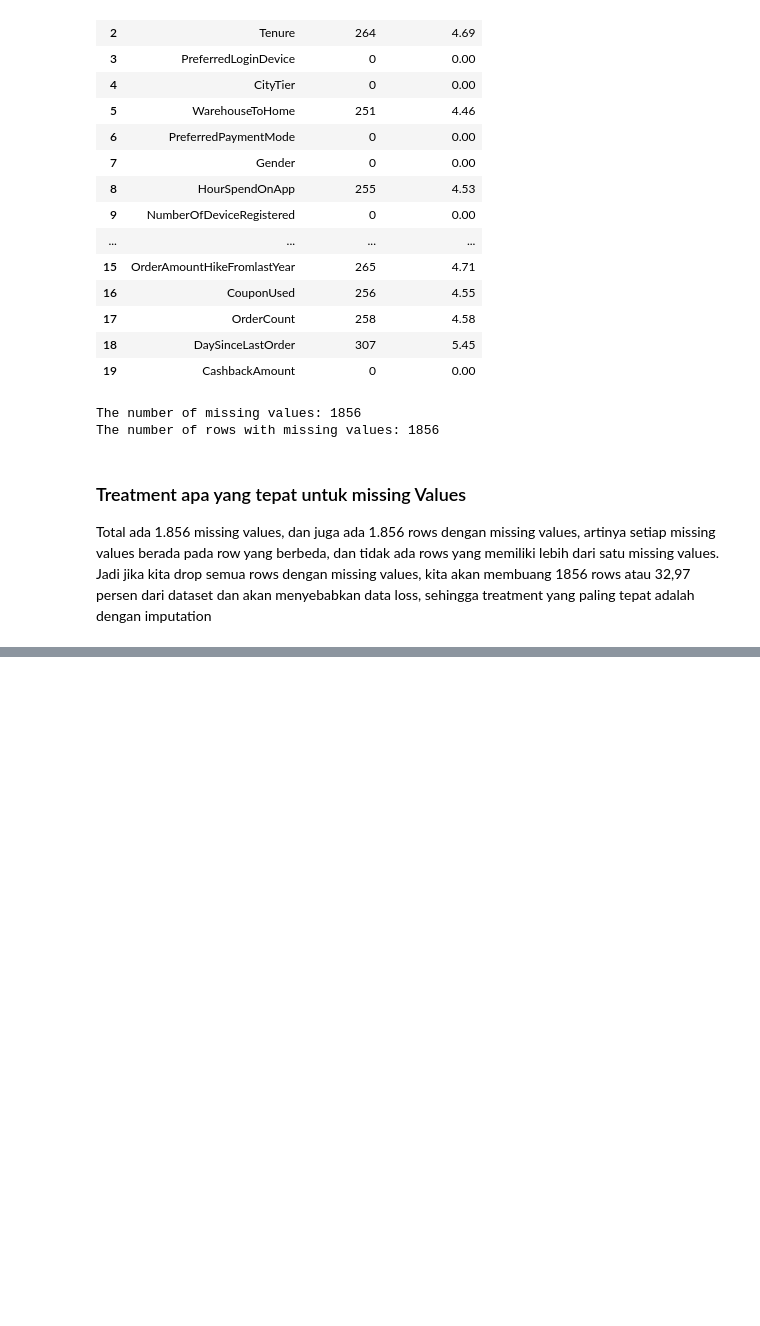
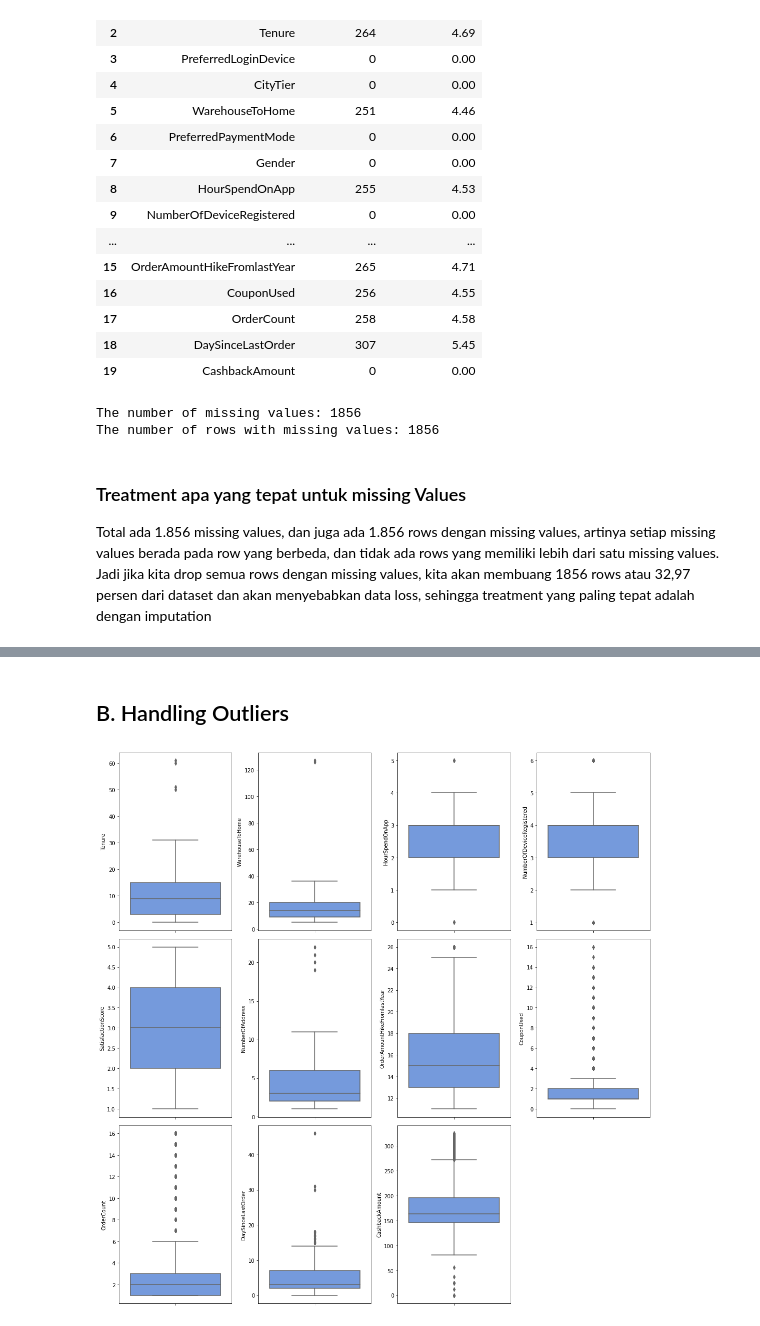
Before and after one commit to garrylgiancarlo/FinalProject_RakaminDS, a Jupyter notebook: Stage2_Preprocessing_259.ipynb, the cells around one changed output, grey strips where cells are left out. Cells and saved outputs as stored; diff of their text form; code cells hidden in the pictures; blank space fills up the shorter version.

```diff
--- a/Stage2_Preprocessing_259.ipynb
+++ b/Stage2_Preprocessing_259.ipynb
@@ -29,4 +63 @@ nums = ['Tenure','WarehouseToHome','HourSpendOnApp','NumberOfDeviceRegistered','
-# %%
-df['Churn'] = df['Churn'].astype(str)
-df['CityTier'] = df['CityTier'].astype(str)
 # %%
@@ -78,6 +108,8 @@ Name: MaritalStatus, dtype: int64
+# %%
+df2 = df1.copy()
 # %%
-df.loc[df['PreferredLoginDevice'] == 'Phone', 'PreferredLoginDevice' ] = 'Mobile Phone'
-df.loc[df['PreferredPaymentMode'] == 'COD', 'PreferredPaymentMode' ] = 'Cash on Delivery'
-df.loc[df['PreferredPaymentMode'] == 'CC', 'PreferredPaymentMode' ] = 'Credit Card'
-df.loc[df['PreferedOrderCat'] == 'Mobile', 'PreferedOrderCat' ] = 'Mobile Phone'
+df2.loc[df['PreferredLoginDevice'] == 'Phone', 'PreferredLoginDevice' ] = 'Mobile Phone'
+df2.loc[df['PreferredPaymentMode'] == 'COD', 'PreferredPaymentMode' ] = 'Cash on Delivery'
+df2.loc[df['PreferredPaymentMode'] == 'CC', 'PreferredPaymentMode' ] = 'Credit Card'
+df2.loc[df['PreferedOrderCat'] == 'Mobile', 'PreferedOrderCat' ] = 'Mobile Phone'
 # %%
@@ -293,0 +199,5 @@ See the caveats in the documentation: https://pandas.pydata.org/pandas-docs/stab
+# %%
+df3 = df2.copy()
+imputer = SimpleImputer(strategy= 'median')
+imputer.fit(df3[nums])
+df3[nums] = imputer.transform(df3[nums])
@@ -293,0 +227,10 @@ See the caveats in the documentation: https://pandas.pydata.org/pandas-docs/stab
+# %% [markdown]
+## B. Handling Outliers
+# %%
+plt.figure(figsize=(15,20))
+for i in range(0, len(nums)):
+  plt.subplot(4, 4, i+1)
+  sns.boxplot(y=df3[nums[i]], color='cornflowerblue', orient='v')
+  plt.tight_layout()
+# %% [output]
+[figure, added]
```
Also changed, not shown: parts of 62 cells of this notebook, 1 other file.
